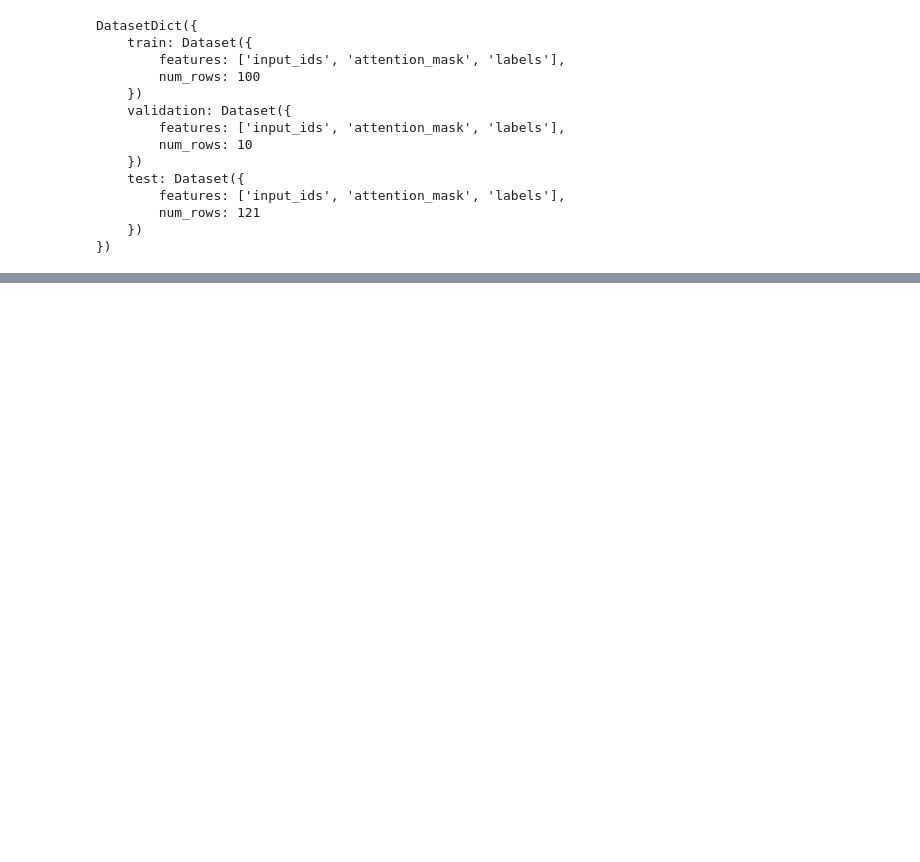
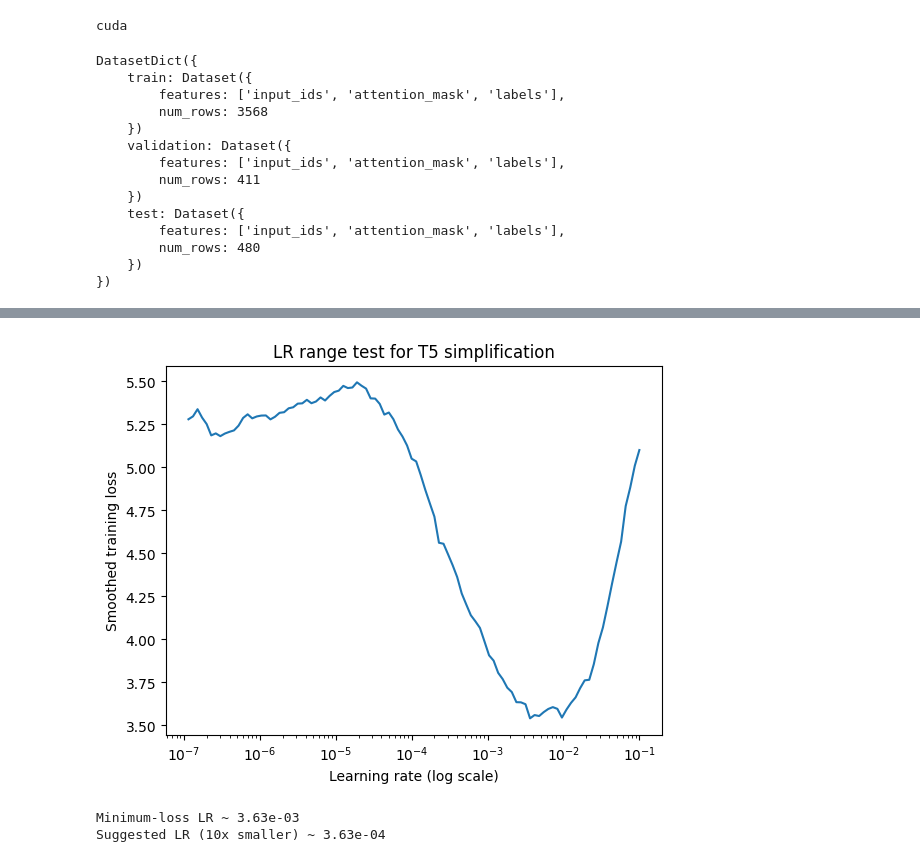
Before and after one commit to au-nlp/project-milestone-p2-group20, a Jupyter notebook: simplification-model.ipynb, the cells around one changed output, grey strips where cells are left out. Cells and saved outputs as stored; diff of their text form; code cells hidden in the pictures; blank space fills up the shorter version.

```diff
--- a/simplification-model.ipynb
+++ b/simplification-model.ipynb
@@ -40,8 +50,13 @@ print(simpl_small['train'][0])
 # %%
-model_name = "t5-small"
+model_name = "t5-base"
+
+device = torch.device("cuda" if torch.cuda.is_available() else "cpu")
+print(device)
 
 tokenizer = AutoTokenizer.from_pretrained(model_name)
-model = AutoModelForSeq2SeqLM.from_pretrained(model_name)
+model = AutoModelForSeq2SeqLM.from_pretrained(model_name).to(device)
+# %% [output]
+cuda
 # %%
 def readability_metrics(text: str) -> Dict[str, float]:
     """Compute basic readability metrics for a text."""
@@ -106,25 +121,25 @@ def preprocess_function(batch):
     model_inputs["labels"] = labels
     return model_inputs
 
-tokenized_simpl_ds = simpl_small.map(
+tokenized_simpl_ds = cochrane_ds.map(
     preprocess_function,
     batched=True,
-    remove_columns=simpl_small["train"].column_names,
+    remove_columns=cochrane_ds["train"].column_names,
 )
 tokenized_simpl_ds
 # %% [output]
 DatasetDict({
     train: Dataset({
         features: ['input_ids', 'attention_mask', 'labels'],
-        num_rows: 100
+        num_rows: 3568
     })
     validation: Dataset({
         features: ['input_ids', 'attention_mask', 'labels'],
-        num_rows: 10
+        num_rows: 411
     })
     test: Dataset({
         features: ['input_ids', 'attention_mask', 'labels'],
-        num_rows: 121
+        num_rows: 480
     })
 })
 # %%
@@ -184,0 +324,24 @@ def compute_metrics(eval_preds):
+# %%
+# Temporarily comment out the actual training while you run the LR finder:
+# trainer.train()
+import matplotlib.pyplot as plt
+lrs, losses = lr_range_test(
+    trainer,
+    start_lr=1e-7,
+    end_lr=1e-1,
+    num_iter=100,
+)
+
+plt.figure()
+plt.plot(lrs, losses)
+plt.xscale("log")
+plt.xlabel("Learning rate (log scale)")
+plt.ylabel("Smoothed training loss")
+plt.title("LR range test for T5 simplification")
+plt.show()
+
+best_lr_idx = np.argmin(losses)
+best_lr = lrs[best_lr_idx]
+print(f"Minimum-loss LR ~ {best_lr:.2e}")
+print(f'Suggested LR (10x smaller) ~ {best_lr/10:.2e}')
+# %% [output]
@@ -185 +358,4 @@ def compute_metrics(eval_preds):
+[figure, added]
+Minimum-loss LR ~ 3.63e-03
+Suggested LR (10x smaller) ~ 3.63e-04
 # %%
```
Also changed, not shown: parts of 17 cells of this notebook, 1 other file.
